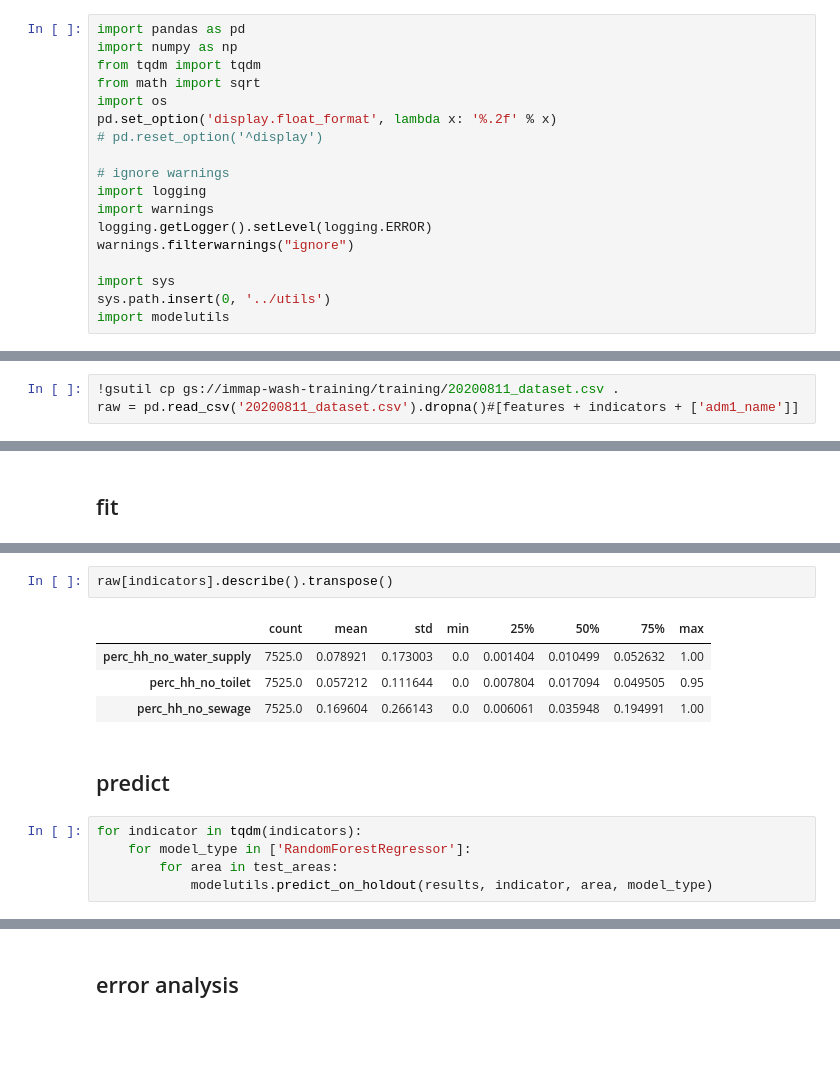
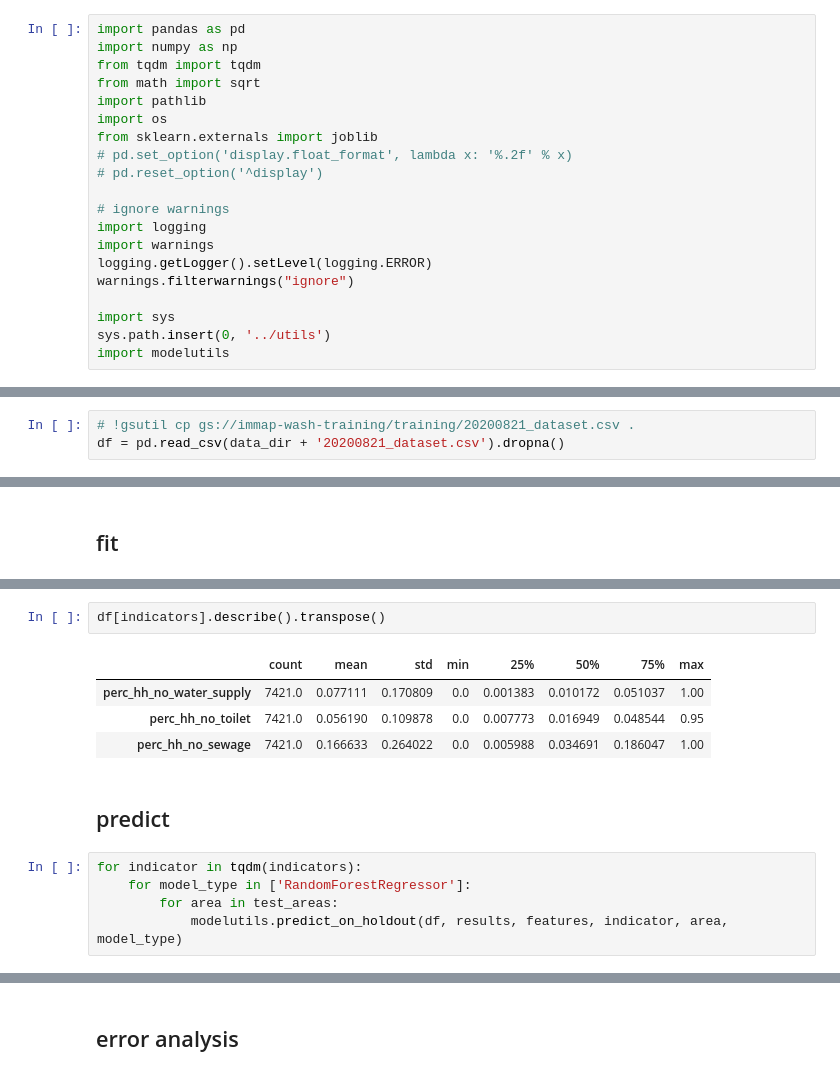
Before and after one commit to thinkingmachines/geoai-immap-wash, a Jupyter notebook: notebooks/02_Modelling_sklearn.ipynb, the cells around one changed output, grey strips where cells are left out. Drawn from its saved outputs; the diff is of its cells as text; blank space fills up the shorter version.

```diff
--- a/notebooks/02_Modelling_sklearn.ipynb
+++ b/notebooks/02_Modelling_sklearn.ipynb
@@ -7,8 +7,10 @@ import pandas as pd
 import numpy as np
 from tqdm import tqdm
 from math import sqrt
+import pathlib
 import os
-pd.set_option('display.float_format', lambda x: '%.2f' % x)
+from sklearn.externals import joblib
+# pd.set_option('display.float_format', lambda x: '%.2f' % x)
 # pd.reset_option('^display')
 
 # ignore warnings
@@ -70,5 +86,5 @@ test_areas = [
     'nario'
 ]
 # %%
-!gsutil cp gs://immap-wash-training/training/20200811_dataset.csv .
-raw = pd.read_csv('20200811_dataset.csv').dropna()#[features + indicators + ['adm1_name']]
+# !gsutil cp gs://immap-wash-training/training/20200821_dataset.csv .
+df = pd.read_csv(data_dir + '20200821_dataset.csv').dropna()
@@ -121,15 +133,15 @@ results[reorder_cols].groupby(['indicator', 'area']).mean()
 # %%
-raw[indicators].describe().transpose()
+df[indicators].describe().transpose()
 # %% [output]
 |  | count | mean | std | min | 25% | 50% | 75% | max |
-| perc_hh_no_water_supply | 7525.0 | 0.078921 | 0.173003 | 0.0 | 0.001404 | 0.010499 | 0.052632 | 1.00 |
-| perc_hh_no_toilet | 7525.0 | 0.057212 | 0.111644 | 0.0 | 0.007804 | 0.017094 | 0.049505 | 0.95 |
-| perc_hh_no_sewage | 7525.0 | 0.169604 | 0.266143 | 0.0 | 0.006061 | 0.035948 | 0.194991 | 1.00 |
+| perc_hh_no_water_supply | 7421.0 | 0.077111 | 0.170809 | 0.0 | 0.001383 | 0.010172 | 0.051037 | 1.00 |
+| perc_hh_no_toilet | 7421.0 | 0.056190 | 0.109878 | 0.0 | 0.007773 | 0.016949 | 0.048544 | 0.95 |
+| perc_hh_no_sewage | 7421.0 | 0.166633 | 0.264022 | 0.0 | 0.005988 | 0.034691 | 0.186047 | 1.00 |
 # %% [markdown]
 ## predict
 # %%
 for indicator in tqdm(indicators):
     for model_type in ['RandomForestRegressor']:
         for area in test_areas:
-            modelutils.predict_on_holdout(results, indicator, area, model_type)
+            modelutils.predict_on_holdout(df, results, features, indicator, area, model_type)
 # %%
```
Also changed, not shown: parts of 7 cells of this notebook, 3 other files.
